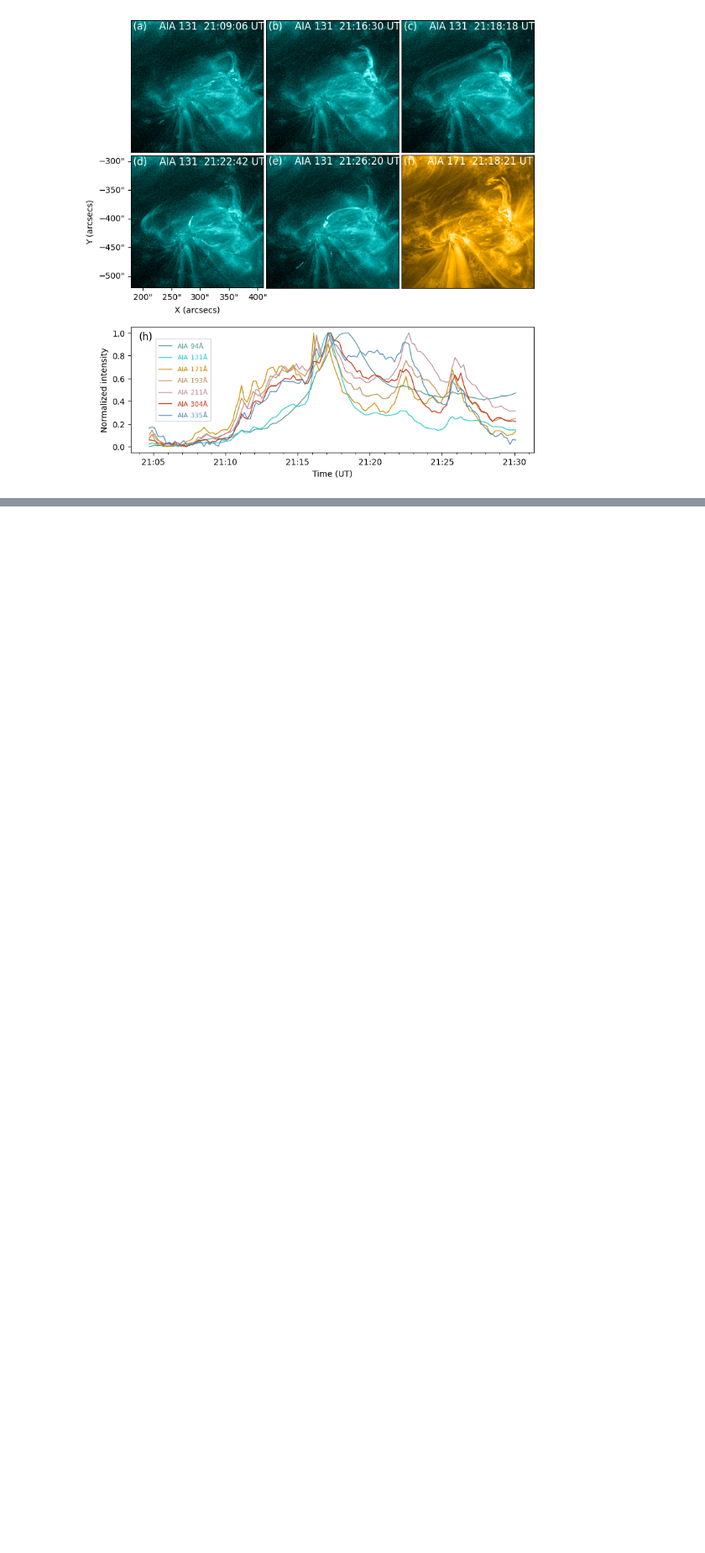
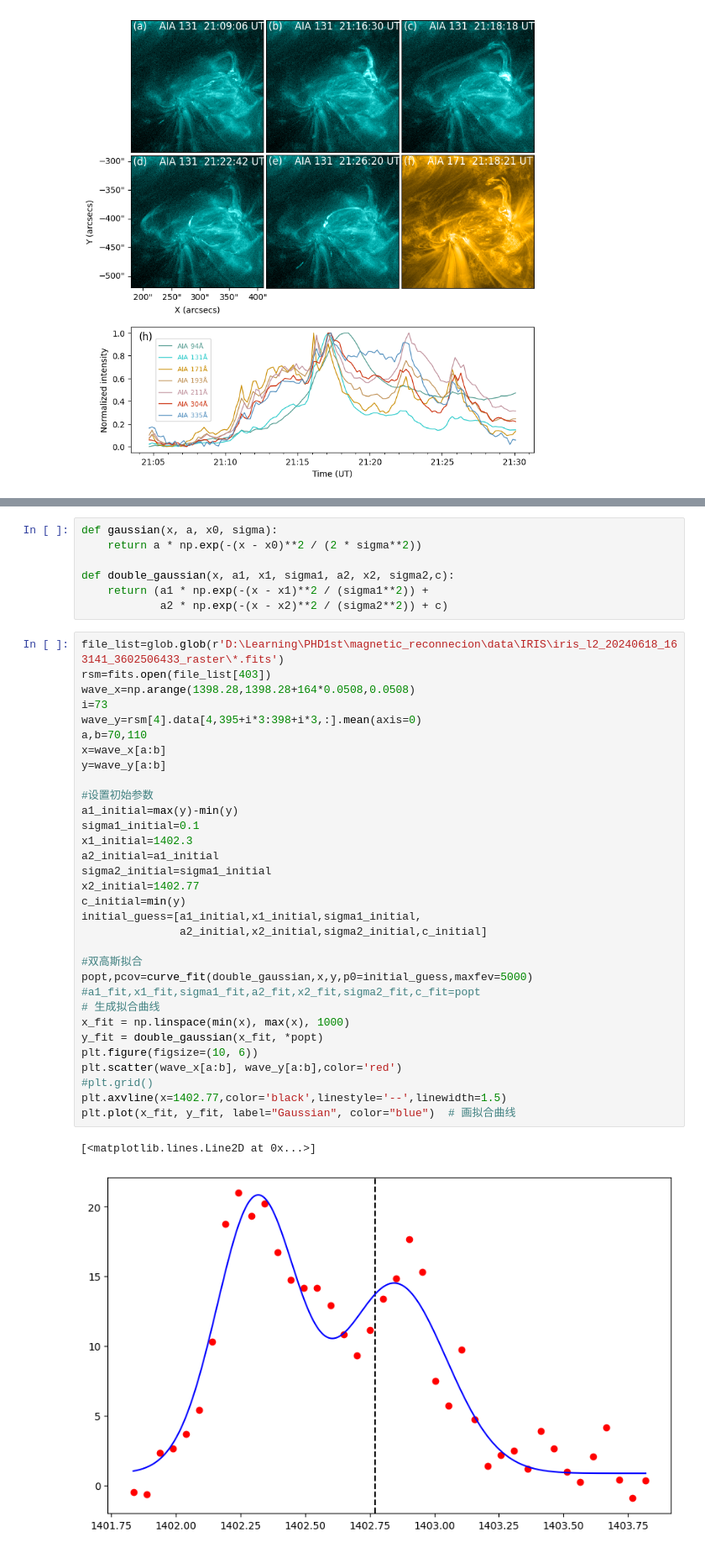
Before and after one commit to xiaosjh/reconnection, a Jupyter notebook: draw_image2.ipynb, the cells around one changed output, grey strips where cells are left out. Shown at 84% size. Cells and saved outputs as stored; diff of their text form; blank space fills up the shorter version.

```diff
--- a/draw_image2.ipynb
+++ b/draw_image2.ipynb
@@ -185,0 +246,42 @@ plt.savefig(r'D:\Learning\PHD1st\magnetic_reconnecion\paper\fig2\aia_image_inten
+# %%
+def gaussian(x, a, x0, sigma):
+    return a * np.exp(-(x - x0)**2 / (2 * sigma**2))
+
+def double_gaussian(x, a1, x1, sigma1, a2, x2, sigma2,c):
+    return (a1 * np.exp(-(x - x1)**2 / (sigma1**2)) +
+            a2 * np.exp(-(x - x2)**2 / (sigma2**2)) + c)
+# %%
+file_list=glob.glob(r'D:\Learning\PHD1st\magnetic_reconnecion\data\IRIS\iris_l2_20240618_163141_3602506433_raster\*.fits')
+rsm=fits.open(file_list[403])
+wave_x=np.arange(1398.28,1398.28+164*0.0508,0.0508)
+i=73
+wave_y=rsm[4].data[4,395+i*3:398+i*3,:].mean(axis=0)
+a,b=70,110
+x=wave_x[a:b]
+y=wave_y[a:b]
+
+#设置初始参数
+a1_initial=max(y)-min(y)
+sigma1_initial=0.1
+x1_initial=1402.3
+a2_initial=a1_initial
+sigma2_initial=sigma1_initial
+x2_initial=1402.77
+c_initial=min(y)
+initial_guess=[a1_initial,x1_initial,sigma1_initial,
+               a2_initial,x2_initial,sigma2_initial,c_initial]
+
+#双高斯拟合
+popt,pcov=curve_fit(double_gaussian,x,y,p0=initial_guess,maxfev=5000)
+#a1_fit,x1_fit,sigma1_fit,a2_fit,x2_fit,sigma2_fit,c_fit=popt
+# 生成拟合曲线
+x_fit = np.linspace(min(x), max(x), 1000)
+y_fit = double_gaussian(x_fit, *popt)
+plt.figure(figsize=(10, 6))
+plt.scatter(wave_x[a:b], wave_y[a:b],color='red')
+#plt.grid()
+plt.axvline(x=1402.77,color='black',linestyle='--',linewidth=1.5)
+plt.plot(x_fit, y_fit, label="Gaussian", color="blue")  # 画拟合曲线
+# %% [output]
+[<matplotlib.lines.Line2D at 0x...>]
+[figure, added]
```
Also changed, not shown: parts of 12 cells of this notebook, 2 other files.
